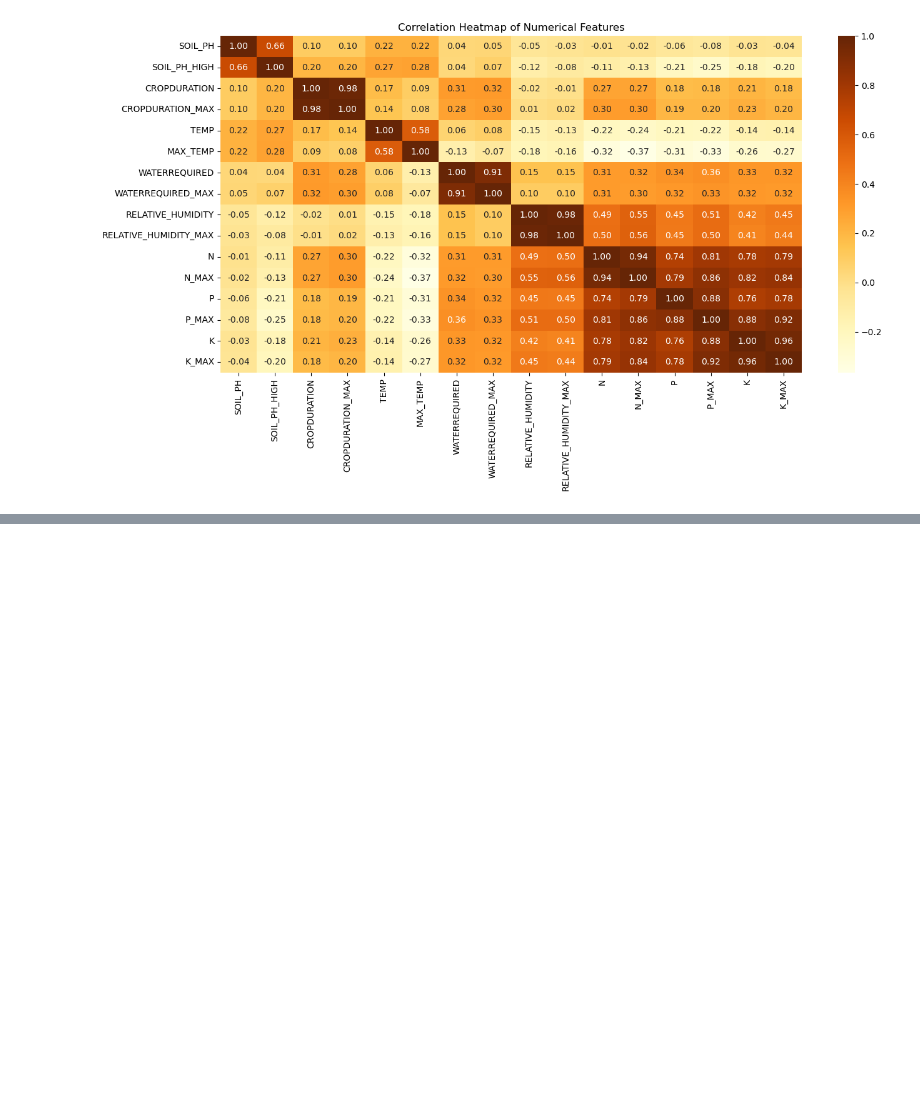
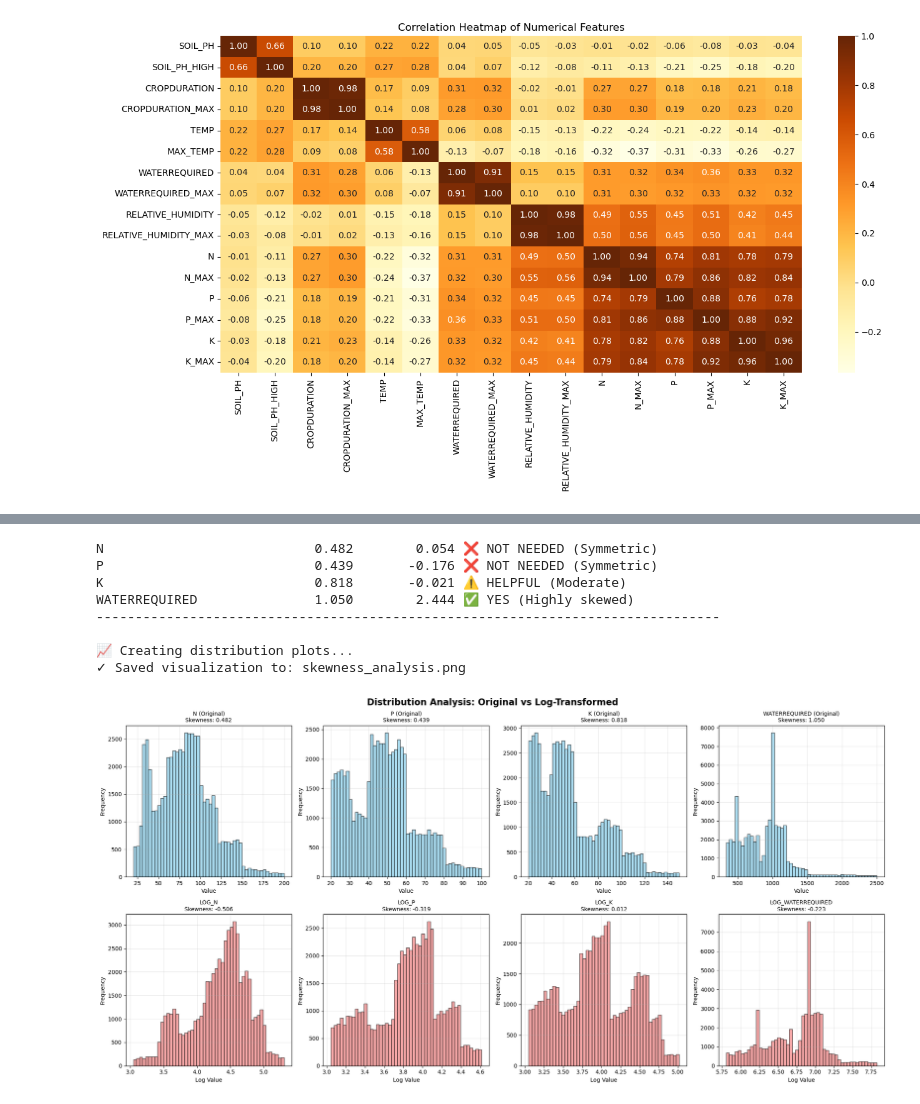
Before and after one commit to yash9939/Crop_Recomendation_System, a Jupyter notebook: Jupyter_Notebook/main.ipynb, the cells around one changed output, grey strips where cells are left out. Saved outputs shown, nothing was run; the diff lists cells and outputs as text; code cells hidden in the pictures; blank space fills up the shorter version.

```diff
--- a/Jupyter_Notebook/main.ipynb
+++ b/Jupyter_Notebook/main.ipynb
@@ -361,0 +366,5 @@ plt.show()
+# %%
+for col in num_cols:
+        sk = skew(df[col].dropna())
+        ku = kurtosis(df[col].dropna())
+        print(f"{col:<25} {sk:>10.2f} {ku:>10.2f}")
@@ -361,0 +388,65 @@ plt.show()
+# %%
+log_features = ['N', 'P', 'K', 'WATERREQUIRED']
+skewness_results = {}
+
+for feature in log_features:
+    if feature in df.columns:
+        # Calculate skewness and kurtosis
+        sk = skew(df[feature].dropna())
+        ku = kurtosis(df[feature].dropna())
+
+        # Determine if log transform is needed
+        if abs(sk) > 1.0:
+            verdict = "✅ YES (Highly skewed)"
+        elif abs(sk) > 0.5:
+            verdict = "⚠️ HELPFUL (Moderate)"
+        else:
+            verdict = "❌ NOT NEEDED (Symmetric)"
+
+        print(f"{feature:<20} {sk:>12.3f} {ku:>12.3f} {verdict:>20}")
+        skewness_results[feature] = {'skewness': sk, 'kurtosis': ku, 'verdict': verdict}
+    else:
+        print(f"{feature:<20} {'NOT FOUND':>12}")
+
+print("-"*80)
+
+# Visualize distributions
+print("\n📈 Creating distribution plots...")
+
+fig, axes = plt.subplots(2, 4, figsize=(20, 10))
+fig.suptitle('Distribution Analysis: Original vs Log-Transformed', fontsize=16, fontweight='bold')
+
+for idx, feature in enumerate(log_features):
+    if feature in df.columns:
+        # Original distribution
+        ax1 = axes[0, idx]
+        ax1.hist(df[feature].dropna(), bins=50, edgecolor='black', alpha=0.7, color='skyblue')
+        ax1.set_title(f'{feature} (Original)\nSkewness: {skewness_results[feature]["skewness"]:.3f}', fontsize=10)
+        ax1.set_xlabel('Value')
+        ax1.set_ylabel('Frequency')
+        ax1.grid(True, alpha=0.3)
+
+        # Log-transformed distribution
+        ax2 = axes[1, idx]
+        log_values = np.log1p(df[feature].dropna())
+        log_skew = skew(log_values)
+        ax2.hist(log_values, bins=50, edgecolor='black', alpha=0.7, color='lightcoral')
+        ax2.set_title(f'LOG_{feature}\nSkewness: {log_skew:.3f}', fontsize=10)
+        ax2.set_xlabel('Log Value')
+        ax2.set_ylabel('Frequency')
+        ax2.grid(True, alpha=0.3)
+
+plt.tight_layout()
+plt.savefig('skewness_analysis.png', dpi=300, bbox_inches='tight')
+print("✓ Saved visualization to: skewness_analysis.png")
+plt.show()
+# %% [output]
+N                           0.482        0.054 ❌ NOT NEEDED (Symmetric)
+P                           0.439       -0.176 ❌ NOT NEEDED (Symmetric)
+K                           0.818       -0.021 ⚠️ HELPFUL (Moderate)
+WATERREQUIRED               1.050        2.444 ✅ YES (Highly skewed)
+--------------------------------------------------------------------------------
+
+📈 Creating distribution plots...
+✓ Saved visualization to: skewness_analysis.png
+[figure, added]
```
Also changed, not shown: parts of 12 cells of this notebook, 3 other files.
